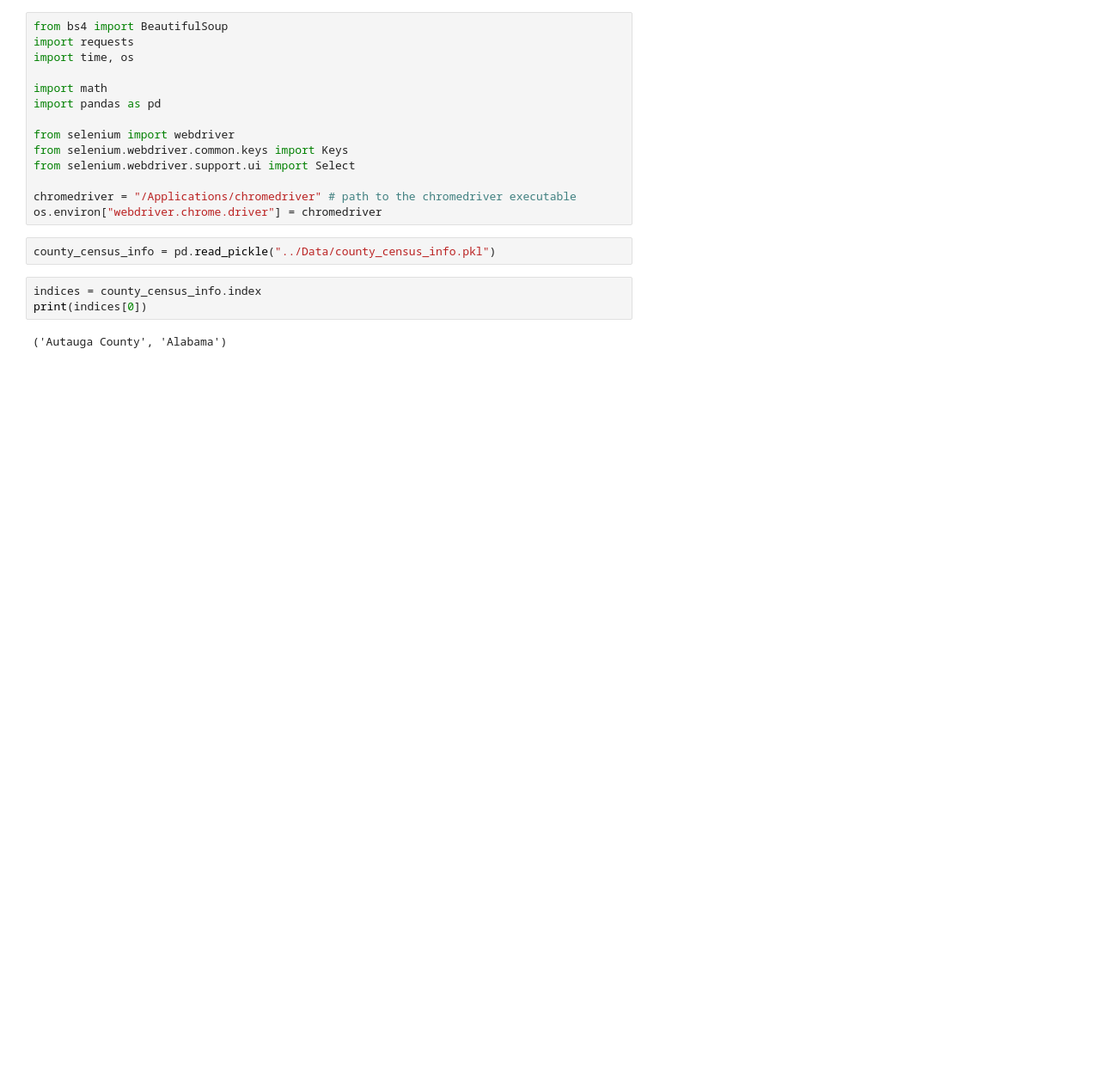
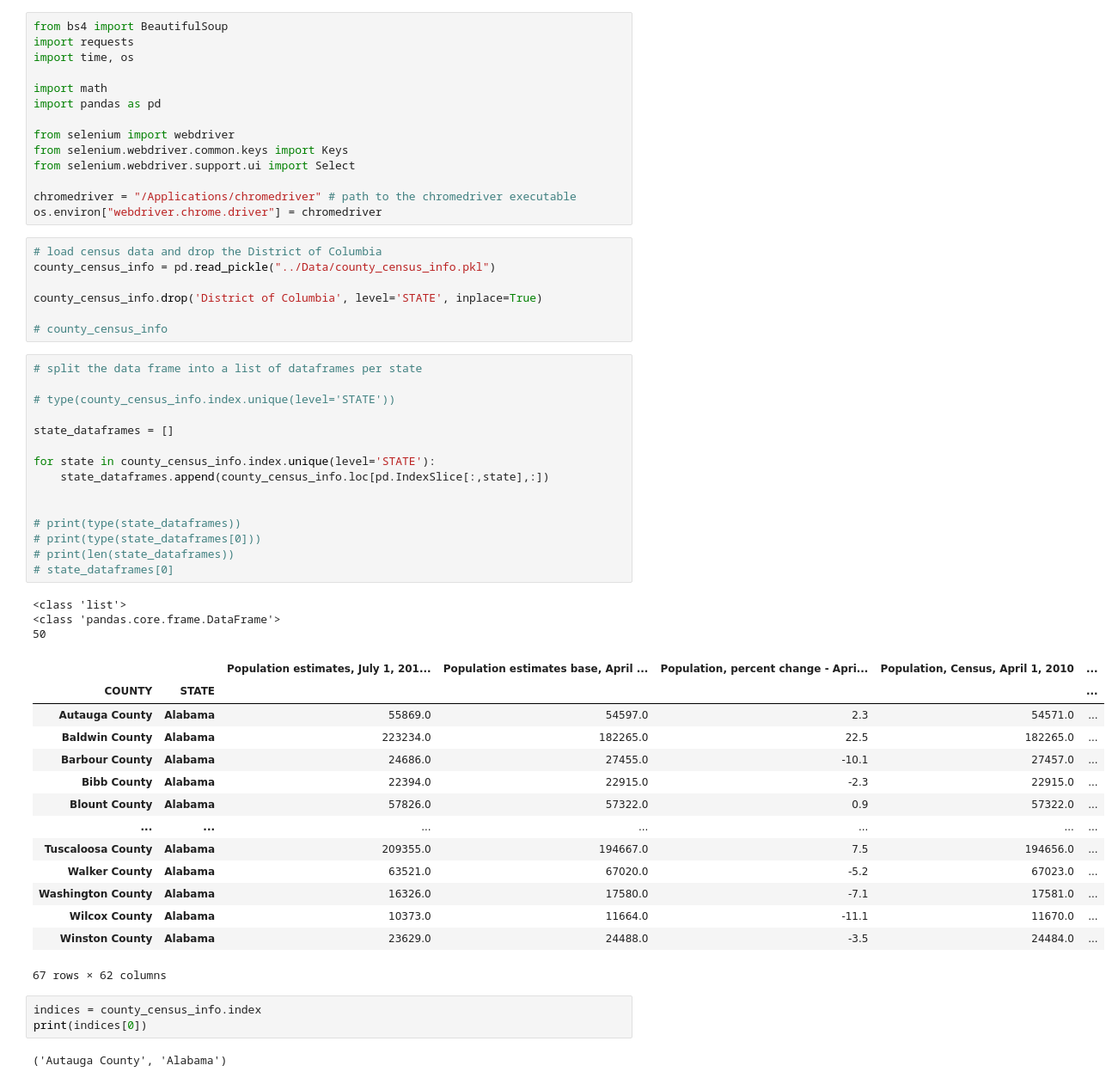
Before and after one commit to nkinnaird/CountyCovidIndexing, a Jupyter notebook: code/pullCovidData.ipynb, the cells around one changed output. Shown: that part at 86% size. Saved outputs shown, nothing was run; the diff lists cells and outputs as text; blank space fills up the shorter version.

```diff
--- a/code/pullCovidData.ipynb
+++ b/code/pullCovidData.ipynb
@@ -12,8 +12,46 @@ from selenium.webdriver.support.ui import Select
 
 chromedriver = "/Applications/chromedriver" # path to the chromedriver executable
 os.environ["webdriver.chrome.driver"] = chromedriver
-# %%
-county_census_info = pd.read_pickle("../Data/county_census_info.pkl")
+# %%
+# load census data and drop the District of Columbia
+county_census_info = pd.read_pickle("../Data/county_census_info.pkl")
+
+county_census_info.drop('District of Columbia', level='STATE', inplace=True)
+
+# county_census_info
+# %%
+# split the data frame into a list of dataframes per state
+
+# type(county_census_info.index.unique(level='STATE'))
+
+state_dataframes = []
+
+for state in county_census_info.index.unique(level='STATE'):
+    state_dataframes.append(county_census_info.loc[pd.IndexSlice[:,state],:])
+
+
+# print(type(state_dataframes))
+# print(type(state_dataframes[0]))
+# print(len(state_dataframes))
+# state_dataframes[0]
+# %% [output]
+<class 'list'>
+<class 'pandas.core.frame.DataFrame'>
+50
+|  |  | Population estimates, July 1, 201... | Population estimates base, April ... | Population, percent change - Apri... | Population, Census, April 1, 2010 | ... |
+| COUNTY | STATE |  |  |  |  | ... |
+| Autauga County | Alabama | 55869.0 | 54597.0 | 2.3 | 54571.0 | ... |
+| Baldwin County | Alabama | 223234.0 | 182265.0 | 22.5 | 182265.0 | ... |
+| Barbour County | Alabama | 24686.0 | 27455.0 | -10.1 | 27457.0 | ... |
+| Bibb County | Alabama | 22394.0 | 22915.0 | -2.3 | 22915.0 | ... |
+| Blount County | Alabama | 57826.0 | 57322.0 | 0.9 | 57322.0 | ... |
+| ... | ... | ... | ... | ... | ... | ... |
+| Tuscaloosa County | Alabama | 209355.0 | 194667.0 | 7.5 | 194656.0 | ... |
+| Walker County | Alabama | 63521.0 | 67020.0 | -5.2 | 67023.0 | ... |
+| Washington County | Alabama | 16326.0 | 17580.0 | -7.1 | 17581.0 | ... |
+| Wilcox County | Alabama | 10373.0 | 11664.0 | -11.1 | 11670.0 | ... |
+| Winston County | Alabama | 23629.0 | 24488.0 | -3.5 | 24484.0 | ... |
+67 rows × 62 columns
 # %%
 indices = county_census_info.index
 print(indices[0])
```
Also changed, not shown: parts of 7 cells of this notebook.
